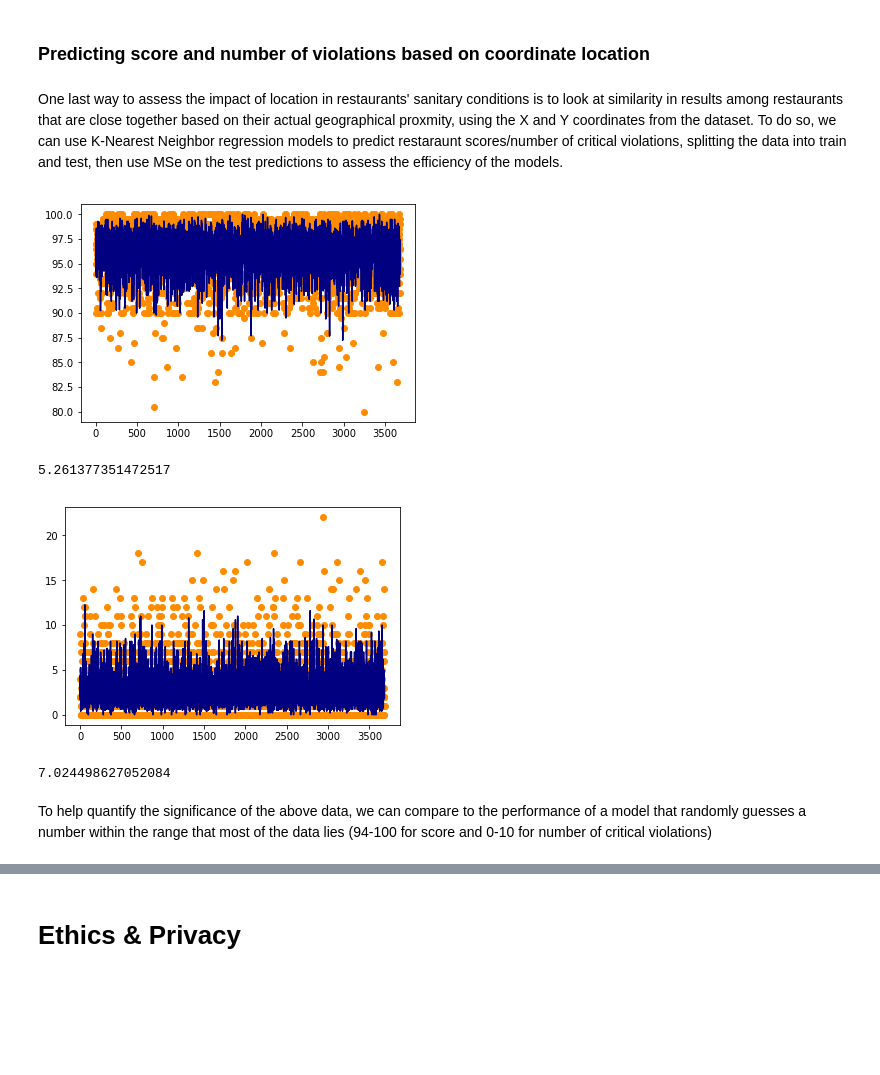
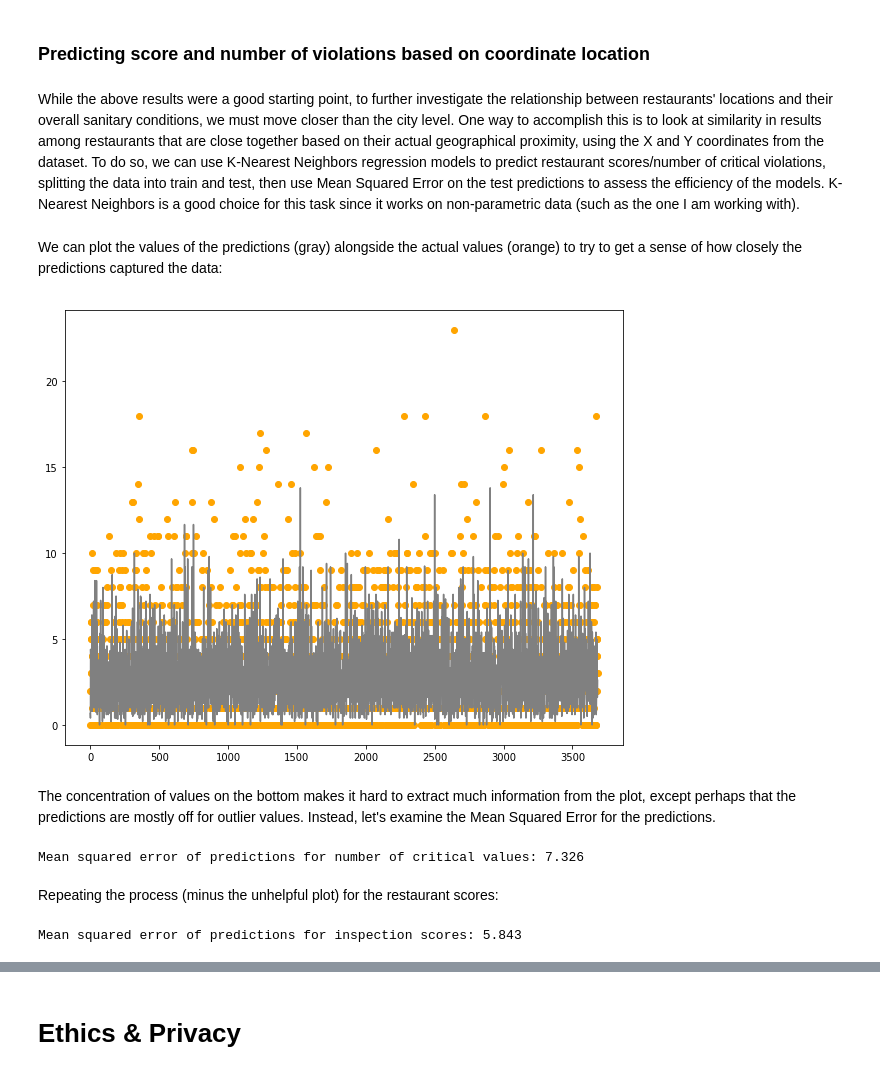
Before and after one commit to COGS108/individual_sp20, a Jupyter notebook: final_project/FinalProject_cribeiro23.ipynb, the cells around one changed output, grey strips where cells are left out. Cells and saved outputs as stored; diff of their text form; code cells hidden in the pictures; blank space fills up the shorter version.

```diff
--- a/final_project/FinalProject_cribeiro23.ipynb
+++ b/final_project/FinalProject_cribeiro23.ipynb
@@ -394,7 +330,7 @@ Name: num_critical, dtype: float64
 # %% [markdown]
 ### Predicting score and number of violations based on coordinate location
 # %% [markdown]
-One last way to assess the impact of location in restaurants' sanitary conditions is to look at similarity in results among restaurants that are close together based on their actual geographical proxmity, using the X and Y coordinates from the dataset. To do so, we can use K-Nearest Neighbor regression models to predict restaraunt scores/number of critical violations, splitting the data into train and test, then use MSe on the test predictions to assess the efficiency of the models.
+While the above results were a good starting point, to further investigate the relationship between restaurants' locations and their overall sanitary conditions, we must move closer than the city level. One way to accomplish this is to look at similarity in results among restaurants that are close together based on their actual geographical proximity, using the X and Y coordinates from the dataset. To do so, we can use K-Nearest Neighbors regression models to predict restaurant scores/number of critical violations, splitting the data into train and test, then use Mean Squared Error on the test predictions to assess the efficiency of the models. K-Nearest Neighbors is a good choice for this task since it works on non-parametric data (such as the one I am working with).
 # %%
 # First shuffle dataframe in case observations are in some location-related order
 df_inspections_shuffled = df_inspections.sample(frac=1)
@@ -428,37 +364,41 @@ test_array = []
 for i in range(0,len(X_test)):
     test_array.append([X_test[i],Y_test[i]])
 
-# Training, predicting, and evaluating results
+# the 'distance' option gives greatest weight to the closer neighbors,
+# helping to ensure that the data points that impact the predictions
+# are actually nearby
 KNN = KNeighborsRegressor(weights='distance')
-KNN.fit(train_array,train_score)
-score_prediction = KNN.predict(test_array)
 
-X = np.arange(0,len(test_score))
-plt.scatter(X, test_score, color='darkorange', label='data')
-plt.plot(X, score_prediction, color='navy', label='prediction')
-plt.axis('tight')
-
-plt.show()
-
-print(mean_squared_error(test_score,score_prediction))
+# Training, and predicting results
+KNN.fit(train_array,train_num_critical)
+num_critical_prediction = KNN.predict(test_array)
-# %% [output]
-[figure, removed]
-5.261377351472517
+# %% [markdown]
+We can plot the values of the predictions (gray) alongside the actual values (orange) to try to get a sense of how closely the predictions captured the data:
 # %%
-KNN = KNeighborsRegressor(weights='distance')
-KNN.fit(train_array,train_num_critical)
-num_critical_prediction = KNN.predict(test_array)
-
-plt.scatter(X, test_num_critical, color='darkorange', label='data')
-plt.plot(X, num_critical_prediction, color='navy', label='prediction')
+X = np.arange(0,len(test_array))
+plt.figure(figsize=(10, 8))
+plt.scatter(X, test_num_critical, color='orange', label='data')
+plt.plot(X, num_critical_prediction, color='gray', label='prediction')
 plt.axis('tight')
 
 plt.show()
-
-
-print(mean_squared_error(test_num_critical,num_critical_prediction))
 # %% [output]
-[figure, old version]
+[figure, new version]
-7.024498627052084
-# %% [markdown]
-To help quantify the significance of the above data, we can compare to the performance of a model that randomly guesses a number within the range that most of the data lies (94-100 for score and 0-10 for number of critical violations)
+# %% [markdown]
+The concentration of values on the bottom makes it hard to extract much information from the plot, except perhaps that the predictions are mostly off for outlier values. Instead, let's examine the Mean Squared Error for the predictions.
+# %%
+print("Mean squared error of predictions for number of critical values: %.3f" %mean_squared_error(test_num_critical,num_critical_prediction))
+# %% [output]
+Mean squared error of predictions for number of critical values: 7.326
+# %% [markdown]
+Repeating the process (minus the unhelpful plot) for the restaurant scores:
+# %%
+KNN = KNeighborsRegressor(weights='distance')
+
+# Training, predicting, and evaluating results
+KNN.fit(train_array,train_score)
+score_prediction = KNN.predict(test_array)
+
+print("Mean squared error of predictions for inspection scores: %.3f" %mean_squared_error(test_score,score_prediction))
+# %% [output]
+Mean squared error of predictions for inspection scores: 5.843
```
Also changed, not shown: parts of 62 cells of this notebook.
